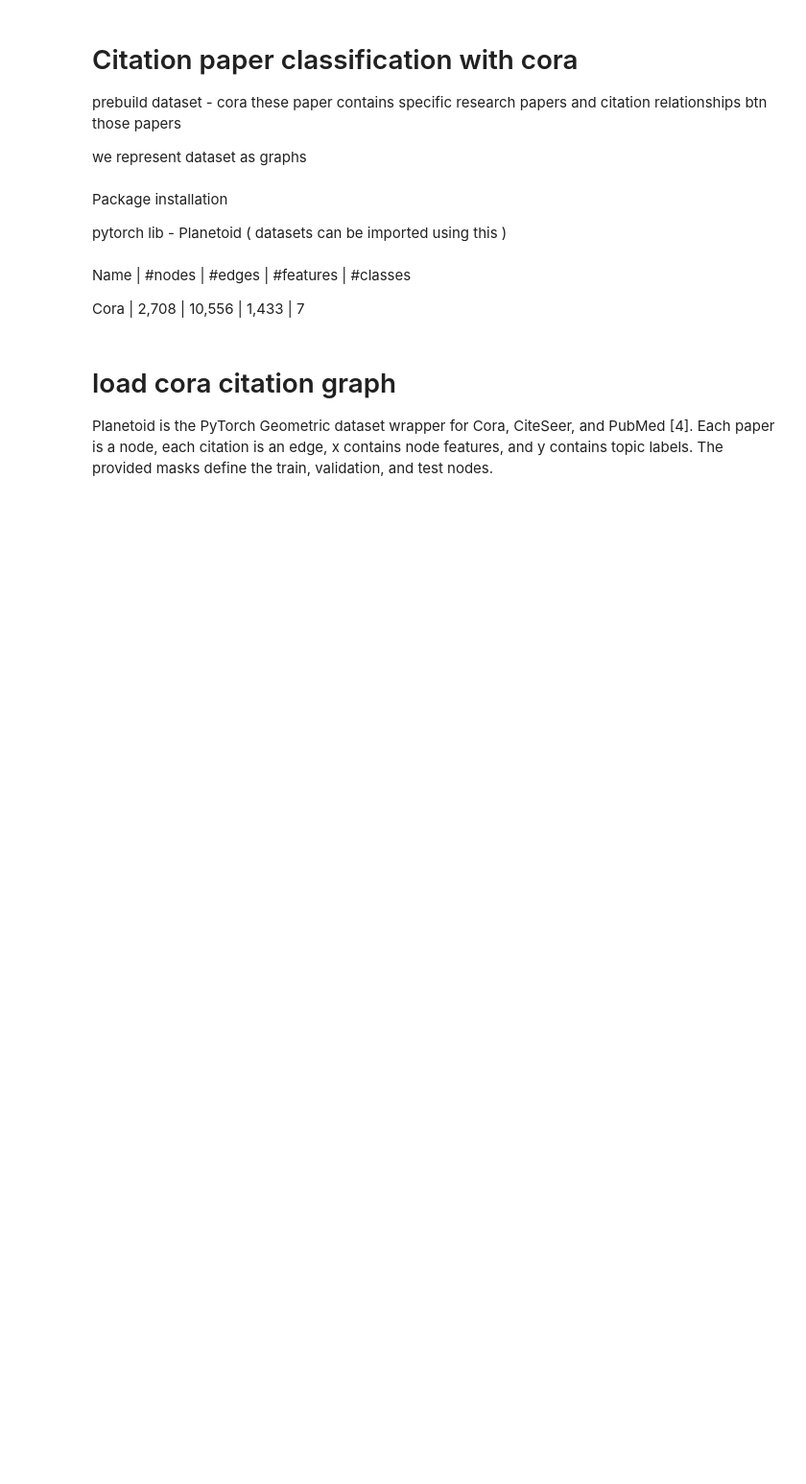
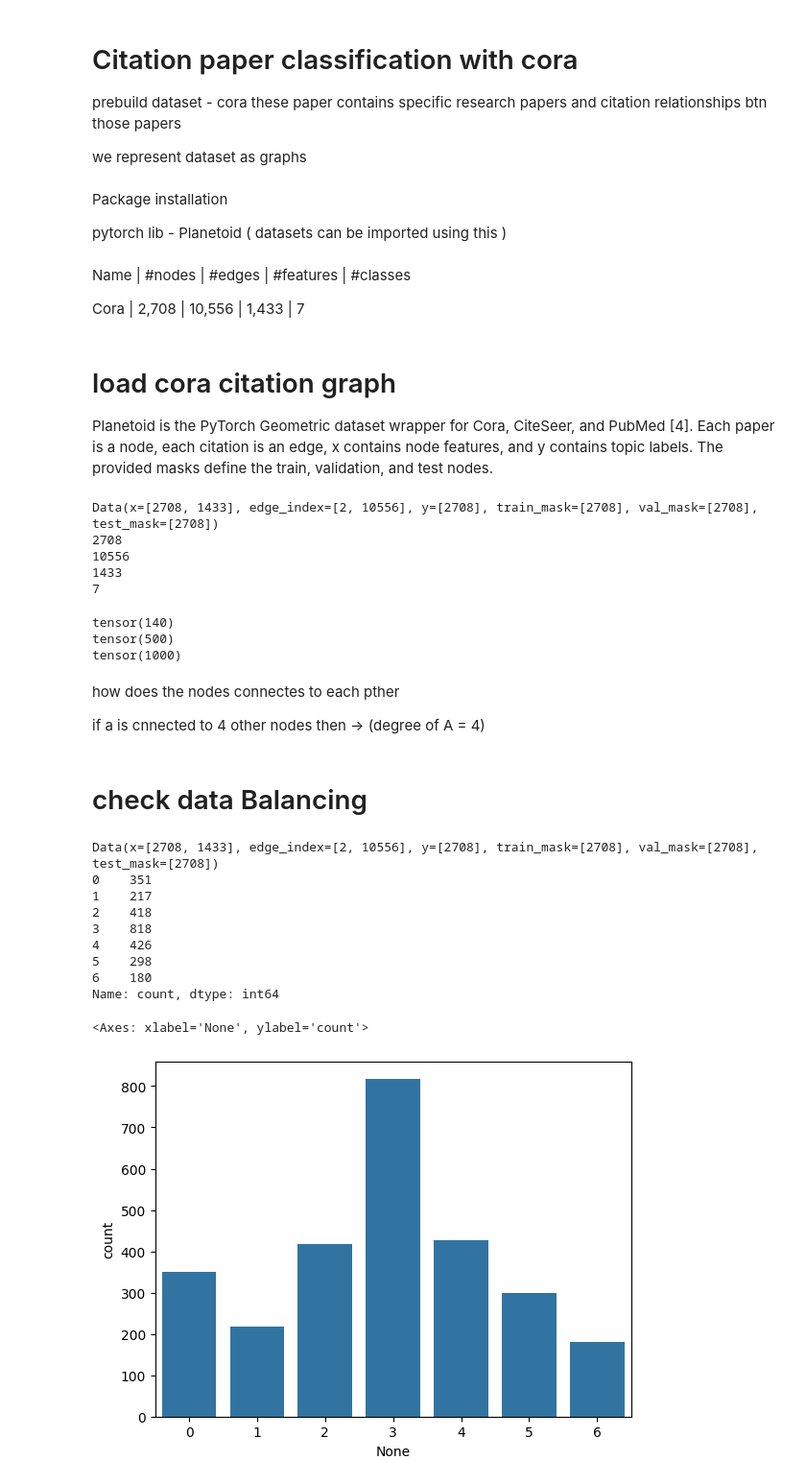
Before and after one commit to ultriti/research-topic-classification-gnn-pipeline, a Jupyter notebook: model_training.ipynb, the cells around one changed output. Shown at 96% size. Drawn from its saved outputs; the diff is of its cells as text; code cells hidden in the pictures; blank space fills up the shorter version.

Commit message:
data filtering, visualize n balance dataset

```diff
--- a/model_training.ipynb
+++ b/model_training.ipynb
@@ -29,3 +29,76 @@ Planetoid is the PyTorch Geometric dataset wrapper for Cora, CiteSeer, and PubMe
 edge,
 x contains node features, and
 y contains topic labels. The provided masks define the train, validation, and test nodes.
+# %%
+dataset = Planetoid(root="data/Planetoid",name="cora")
+# %%
+dataset
+# cora()
+
+data = dataset[0]
+print(data)
+# Data(x=[2708, 1433], edge_index=[2, 10556], y=[2708], train_mask=[2708], val_mask=[2708], test_mask=[2708])
+
+# so here x = [2708, 1433] - [nodes,features]
+
+# nodes / papers
+print(data.num_nodes)
+
+# citation
+print(data.num_edges)
+
+# features
+print(data.num_node_features)
+
+# topics
+print(dataset.num_classes)
+# %% [output]
+Data(x=[2708, 1433], edge_index=[2, 10556], y=[2708], train_mask=[2708], val_mask=[2708], test_mask=[2708])
+2708
+10556
+1433
+7
+# %%
+# training
+# Data(x=[2708, 1433], edge_index=[2, 10556], y=[2708], train_mask=[2708], val_mask=[2708], test_mask=[2708])
+
+print(data.train_mask.sum())
+print(data.val_mask.sum())
+print(data.test_mask.sum())
+# %% [output]
+tensor(140)
+tensor(500)
+tensor(1000)
+# %% [markdown]
+how does the nodes connectes to each pther
+
+if a is cnnected to 4 other nodes then -> (degree of A =  4)
+# %% [markdown]
+# check data Balancing
+# %%
+print(data)
+
+# y = data.y
+# tenser data
+# convert tenser data to numpy
+
+topic_counts = pd.Series(data.y.numpy()).value_counts().sort_index()
+print(topic_counts)
+# labels - 7
+topic_index = topic_counts.index
+topic_index
+
+
+sns.barplot(x=topic_index,y=topic_counts)
+# %% [output]
+Data(x=[2708, 1433], edge_index=[2, 10556], y=[2708], train_mask=[2708], val_mask=[2708], test_mask=[2708])
+0    351
+1    217
+2    418
+3    818
+4    426
+5    298
+6    180
+Name: count, dtype: int64
+<Axes: xlabel='None', ylabel='count'>
+[figure, added]
```
Also changed, not shown: parts of 5 cells of this notebook.
